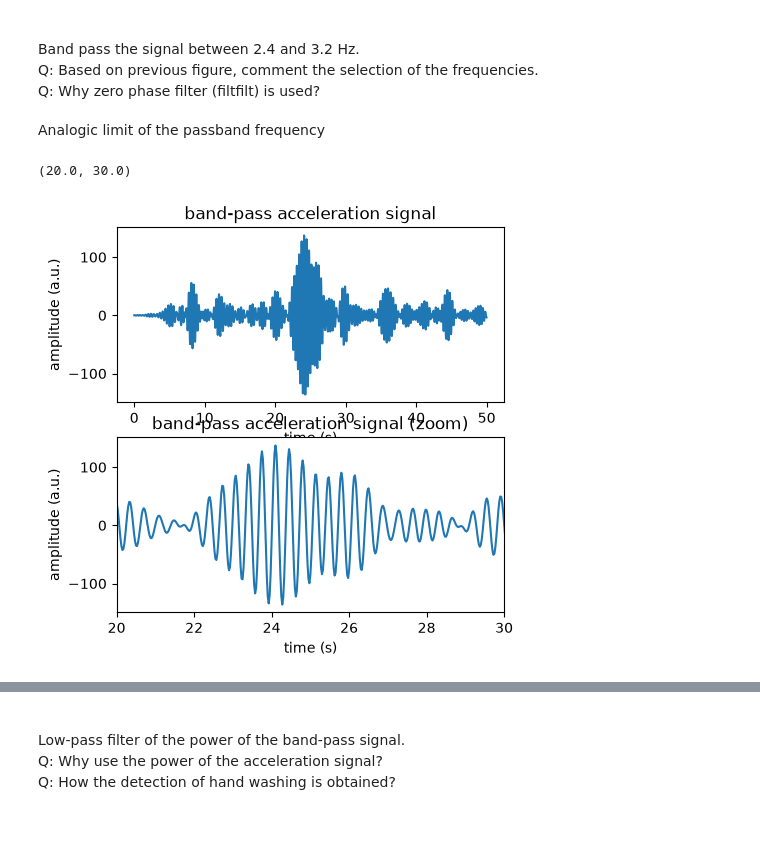
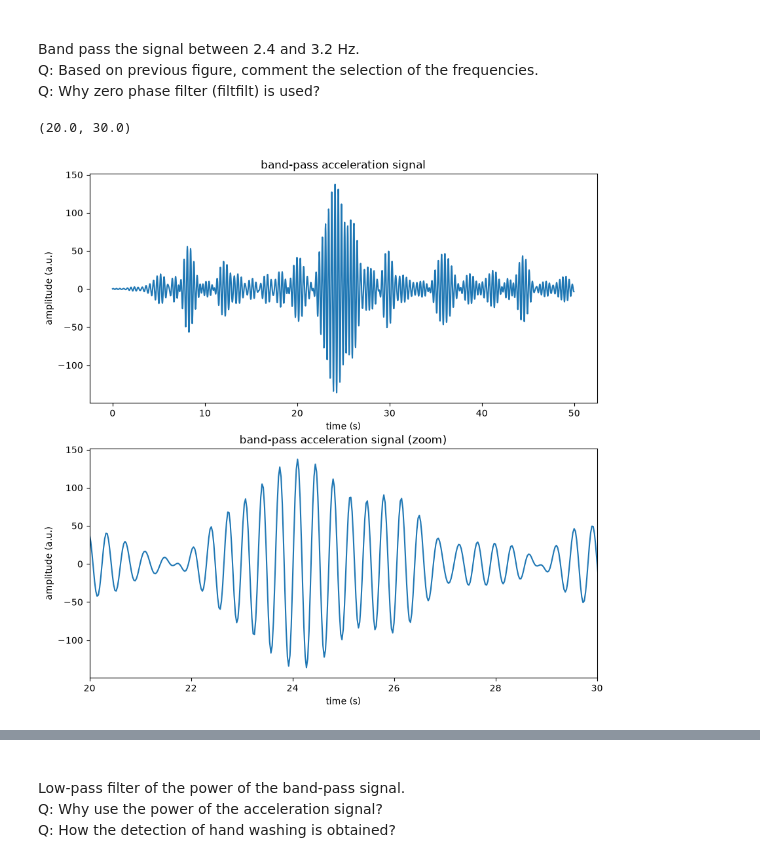
Before and after one commit to TimReuteler/Applied-biomedical-signal-processing, a Jupyter notebook: Module 02/l03_hand_washing_detection.ipynb, the cells around one changed output, grey strips where cells are left out. Cells and saved outputs as stored; diff of their text form; code cells hidden in the pictures; blank space fills up the shorter version.

```diff
--- a/Module 02/l03_hand_washing_detection.ipynb
+++ b/Module 02/l03_hand_washing_detection.ipynb
@@ -88,6 +123,4 @@ py.xlim(20, 30)
     Band pass the signal between 2.4 and 3.2 Hz.<br>
     Q: Based on previous figure, comment the selection of the frequencies.<br>
     Q: Why zero phase filter (filtfilt) is used?<br>
-# %% [markdown]
-Analogic limit of the passband frequency
 # %%
@@ -108,19 +142,19 @@ b, a = sp.butter(ord, wn, btype='band')
 # Filter the signal
 x_bp = sp.filtfilt(b ,a, x_hp)
 # %%
-py.figure(3, figsize=[5,5])
+py.figure(3, figsize=[10,10])
 py.clf()
 py.subplot(2,1,1)
 py.plot(t, x_bp)
 py.xlabel('time (s)')
 py.ylabel('amplitude (a.u.)')
 py.title('band-pass acceleration signal')
 py.subplot(2,1,2)
 py.plot(t, x_bp)
 py.xlabel('time (s)')
 py.ylabel('amplitude (a.u.)')
 py.title('band-pass acceleration signal (zoom)')
 py.xlim(20, 30)
 # %% [output]
 (20.0, 30.0)
-[figure, old version]
+[figure, new version]
```
Also changed, not shown: parts of 13 cells of this notebook.
